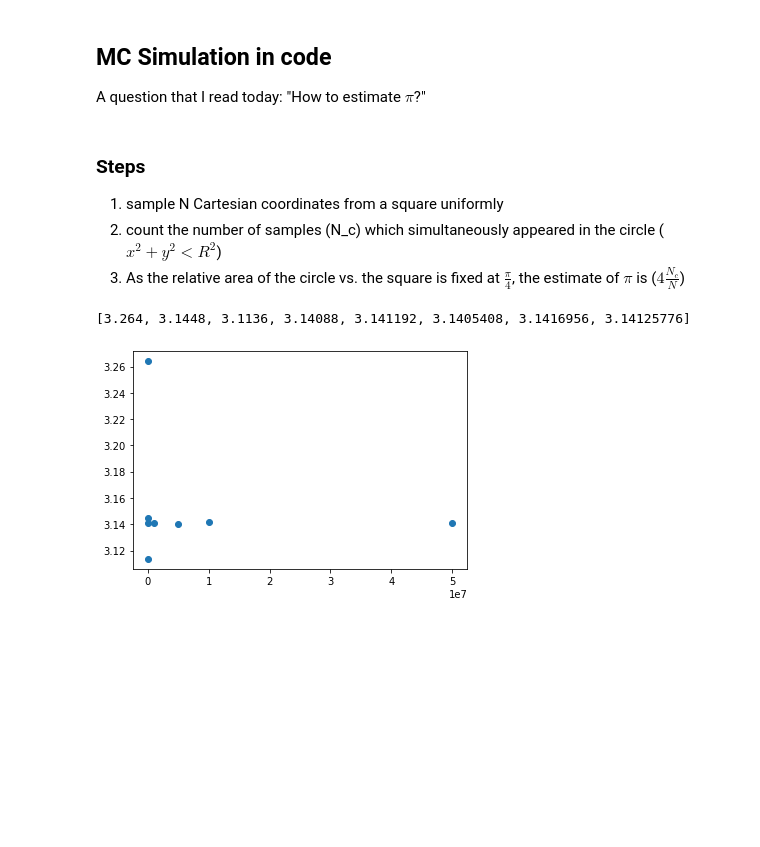
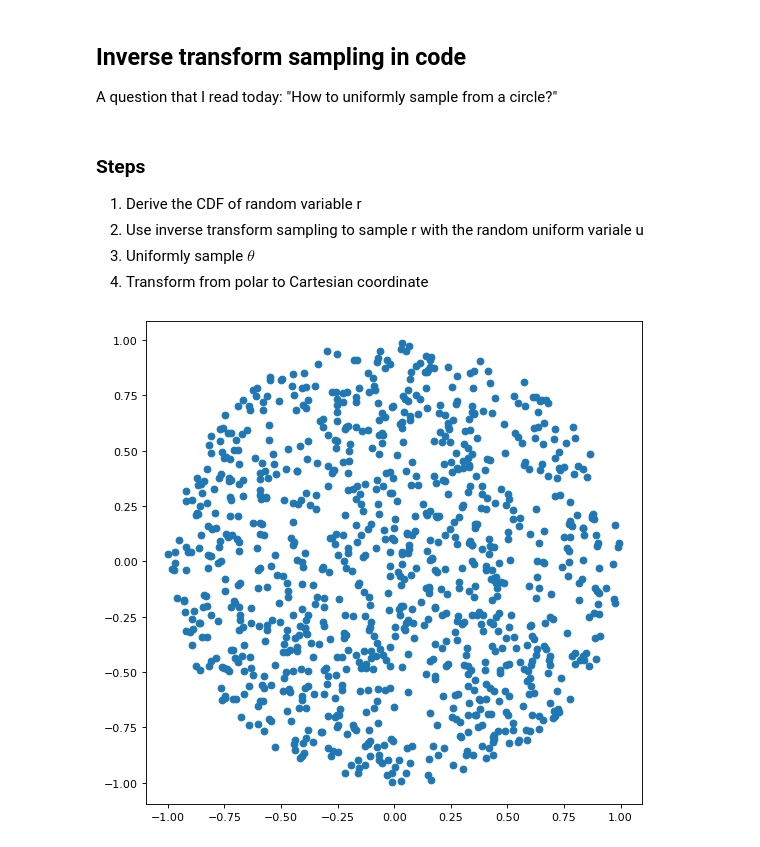
Before and after one commit to achchg/achchg-achchg.github.io-, a Jupyter notebook: jupyternb/2022-09-28-Inverse_transform_sampling.ipynb, the cells around one changed output. Cells and saved outputs as stored; diff of their text form; code cells hidden in the pictures; blank space fills up the shorter version.

```diff
--- a/jupyternb/2022-09-28-Inverse_transform_sampling.ipynb
+++ b/jupyternb/2022-09-28-Inverse_transform_sampling.ipynb
@@ -1,5 +1,5 @@
 # %% [markdown]
-## MC Simulation in code
-A question that I read today: "How to estimate $\pi$?"
+## Inverse transform sampling in code
+A question that I read today: "How to uniformly sample from a circle?"
 # %%
 import numpy as np
@@ -6,44 +7,33 @@ import numpy as np
 import matplotlib.pyplot as plt
 # %% [markdown]
 ### Steps
-1. sample N Cartesian coordinates from a square uniformly
-2. count the number of samples (N_c) which simultaneously appeared in the circle ($x^2 + y^2 < R^2$)
-3. As the relative area of the circle vs. the square is fixed at $\frac{\pi}{4}$, the estimate of $\pi$ is ($4\frac{N_c}{N}$)
+1. Derive the CDF of random variable r
+2. Use inverse transform sampling to sample r with the random uniform variale u
+2. Uniformly sample $\theta$
+3. Transform from polar to Cartesian coordinate
 # %%
 R = 1
 N = 1000
 
-def estimate_pi(R, N):
+def random_circle_sample(R, N):
     """
-    Estimate pi from simulation from circle
+    Random unifromly sample N samples from a circle
     N: Number of simulation/samples
     R: radius of the circle
     """
 
-    x = np.random.uniform(-R, R, N)
-    y = np.random.uniform(-R, R, N)
-    in_circle = x**2 + y**2
+    u = np.random.uniform(0, 1, N)
+    theta = 2 * math.pi * np.random.uniform(0, 1, N)
+    r = R * np.sqrt(u)
 
-    circle_count = 0
-    for i in range(N):
-        if in_circle[i] < R**2:
-            circle_count += 1
+    y = r*np.sin(theta)
+    x = r*np.cos(theta)
 
-    pi_hat = 4 * circle_count / N
-
-    return pi_hat
+    plt.figure(figsize=(8, 8), dpi=80)
+    plt.scatter(x, y)
+    plt.show()
 # %%
-pi_hat = []
-range_N = [1000, 5000, 10000, 50000, 1000000, 5000000, 10000000, 50000000]
-
-for N in range_N:
-    pi_hat.append(estimate_pi(R, N))
+# N = 1000
+random_circle_sample(1, 1000)
+# %% [output]
+[figure, added]
-# %%
-pi_hat
-# %% [output]
-[3.264, 3.1448, 3.1136, 3.14088, 3.141192, 3.1405408, 3.1416956, 3.14125776]
-# %%
-plt.scatter(range_N, pi_hat)
-plt.show()
-# %% [output]
-[figure, removed]
```
Also changed, not shown: parts of 2 cells of this notebook, 1 other file.
